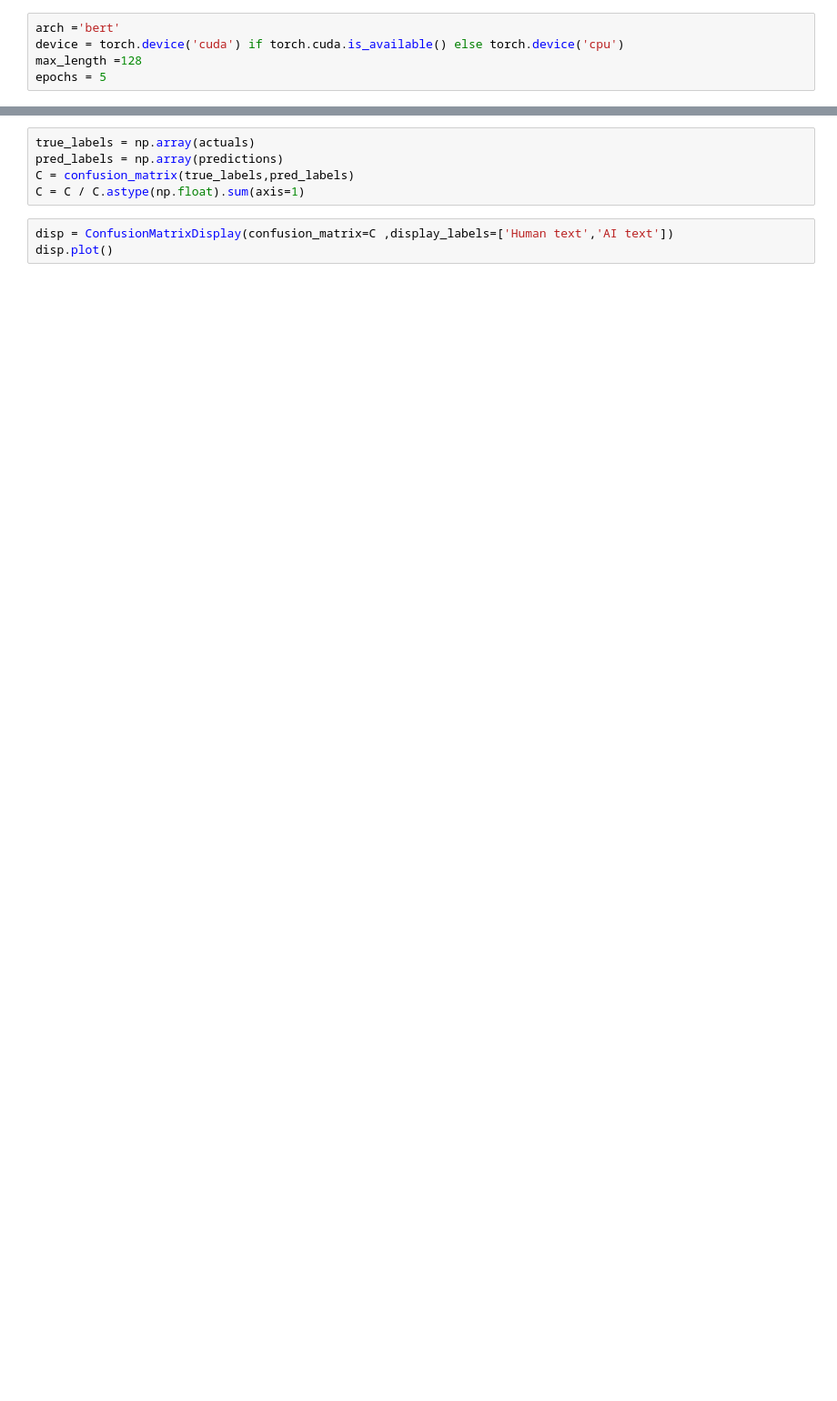
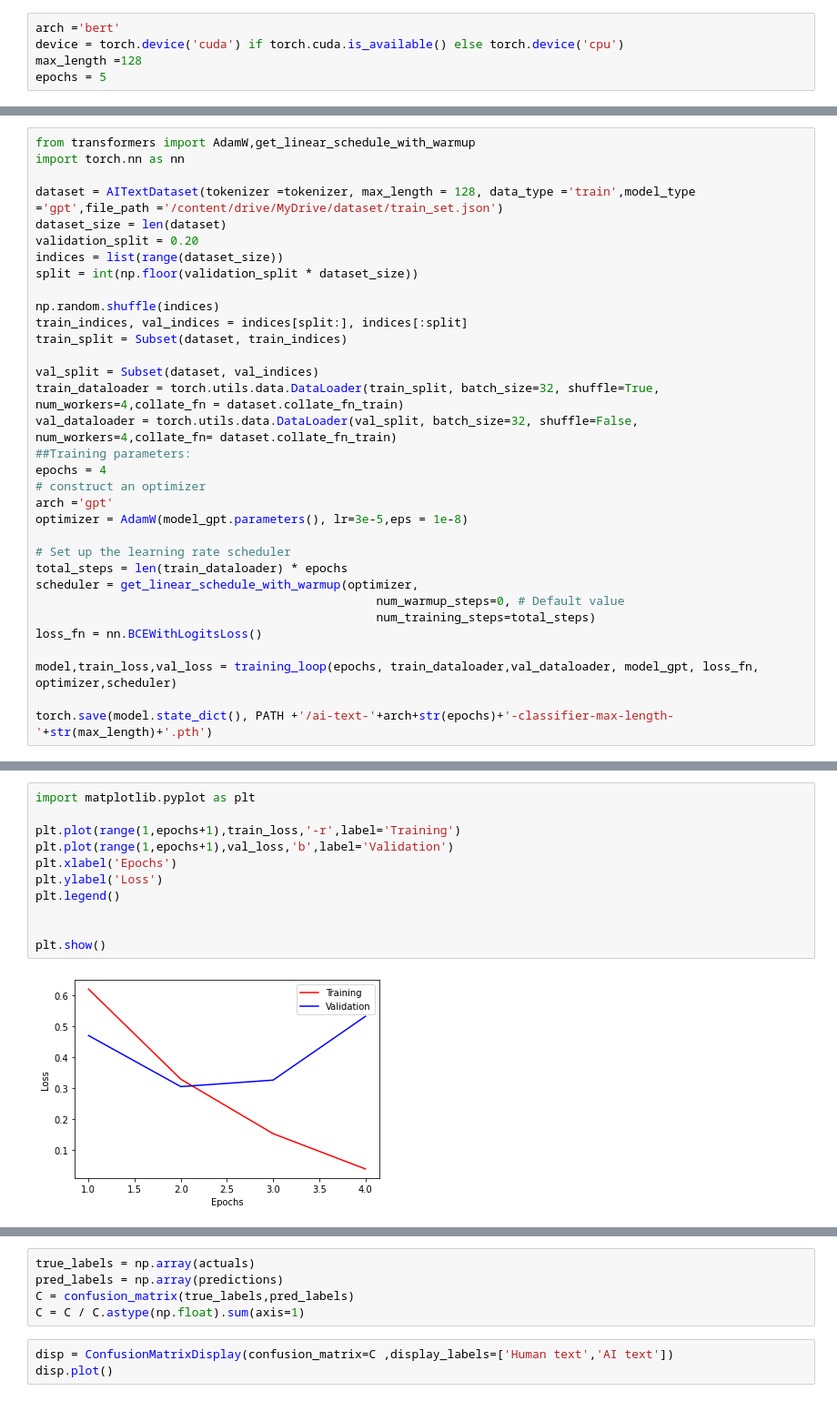
Before and after one commit to Akola-Mbey-Denis/AITextDetector, a Jupyter notebook: Demo_AI_Text_Classification.ipynb, the cells around one changed output, grey strips where cells are left out. Shown at 91% size. Saved outputs shown, nothing was run; the diff lists cells and outputs as text; blank space fills up the shorter version.

```diff
--- a/Demo_AI_Text_Classification.ipynb
+++ b/Demo_AI_Text_Classification.ipynb
@@ -711,0 +510,33 @@ with torch.no_grad():
+# %%
+from transformers import AdamW,get_linear_schedule_with_warmup
+import torch.nn as nn
+
+dataset = AITextDataset(tokenizer =tokenizer, max_length = 128, data_type ='train',model_type ='gpt',file_path ='/content/drive/MyDrive/dataset/train_set.json')
+dataset_size = len(dataset)
+validation_split = 0.20
+indices = list(range(dataset_size))
+split = int(np.floor(validation_split * dataset_size))
+
+np.random.shuffle(indices)
+train_indices, val_indices = indices[split:], indices[:split]
+train_split = Subset(dataset, train_indices)
+
+val_split = Subset(dataset, val_indices)
+train_dataloader = torch.utils.data.DataLoader(train_split, batch_size=32, shuffle=True, num_workers=4,collate_fn = dataset.collate_fn_train)
+val_dataloader = torch.utils.data.DataLoader(val_split, batch_size=32, shuffle=False, num_workers=4,collate_fn= dataset.collate_fn_train)
+##Training parameters:
+epochs = 4
+# construct an optimizer
+arch ='gpt'
+optimizer = AdamW(model_gpt.parameters(), lr=3e-5,eps = 1e-8)
+
+# Set up the learning rate scheduler
+total_steps = len(train_dataloader) * epochs
+scheduler = get_linear_schedule_with_warmup(optimizer,
+                                                num_warmup_steps=0, # Default value
+                                                num_training_steps=total_steps)
+loss_fn = nn.BCEWithLogitsLoss()
+
+model,train_loss,val_loss = training_loop(epochs, train_dataloader,val_dataloader, model_gpt, loss_fn, optimizer,scheduler)
+
+torch.save(model.state_dict(), PATH +'/ai-text-'+arch+str(epochs)+'-classifier-max-length-'+str(max_length)+'.pth')
@@ -711,0 +585,13 @@ with torch.no_grad():
+# %%
+import matplotlib.pyplot as plt
+
+plt.plot(range(1,epochs+1),train_loss,'-r',label='Training')
+plt.plot(range(1,epochs+1),val_loss,'b',label='Validation')
+plt.xlabel('Epochs')
+plt.ylabel('Loss')
+plt.legend()
+
+
+plt.show()
+# %% [output]
+[figure, added]
```
Also changed, not shown: parts of 65 cells of this notebook, 15 other files.
